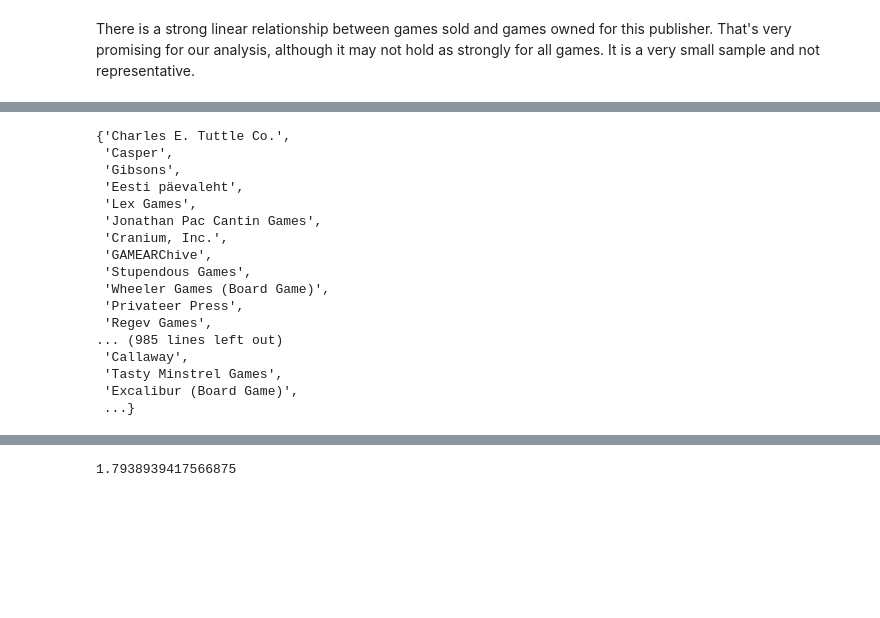
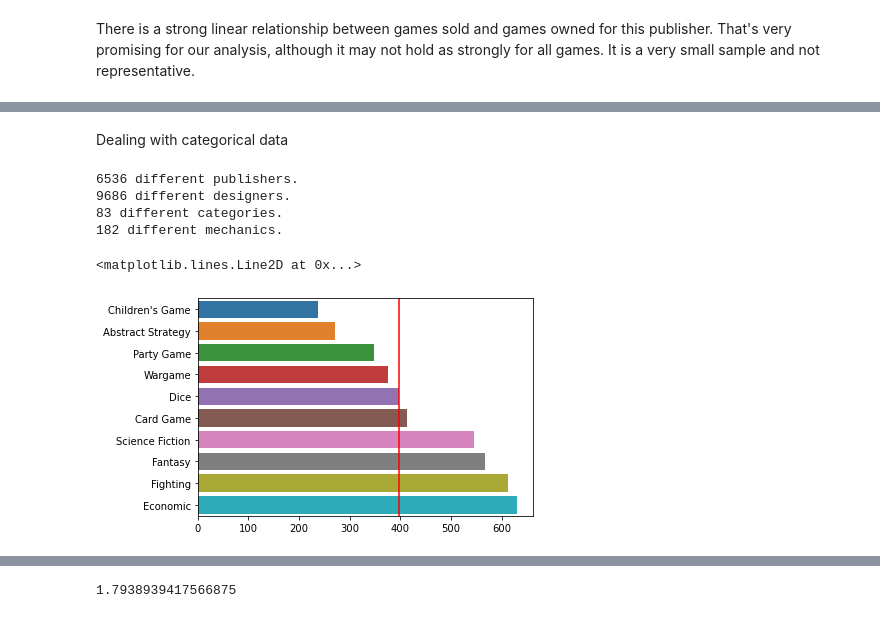
Before and after one commit to rsolava/bgg_reg, a Jupyter notebook: data_collection.ipynb, the cells around one changed output, grey strips where cells are left out. Cells and saved outputs as stored; diff of their text form; code cells hidden in the pictures; blank space fills up the shorter version.

```diff
--- a/data_collection.ipynb
+++ b/data_collection.ipynb
@@ -720,22 +750,34 @@ all_designers = set(game_df.designers.sum())
+# %% [markdown]
+Dealing with categorical data
 # %%
-print("{num} different publishers.".format(len(all_publishers)))
+all_publishers = set(game_df.publishers.dropna().sum())
+all_designers = set(game_df.designers.dropna().sum())
+all_categories = set(game_df.categories.dropna().sum())
+all_mechanics = set(game_df.mechanics.dropna().sum())
 # %%
-x
+print("{} different publishers.".format(len(all_publishers)))
+print("{} different designers.".format(len(all_designers)))
+print("{} different categories.".format(len(all_categories)))
+print("{} different mechanics.".format(len(all_mechanics)))
 # %% [output]
-{'Charles E. Tuttle Co.',
- 'Casper',
- 'Gibsons',
- 'Eesti päevaleht',
- 'Lex Games',
- 'Jonathan Pac Cantin Games',
- 'Cranium, Inc.',
- 'GAMEARChive',
- 'Stupendous Games',
- 'Wheeler Games (Board Game)',
- 'Privateer Press',
- 'Regev Games',
-... (985 lines left out)
- 'Callaway',
- 'Tasty Minstrel Games',
- 'Excalibur (Board Game)',
- ...}
+6536 different publishers.
+9686 different designers.
+83 different categories.
+182 different mechanics.
+# %%
+cat_stats = {} #Key categories ,values are (count, mean owned, median owned)
+for cat in all_categories:
+    mask = game_df["categories"].apply(lambda x: False if x is None else cat in x)
+    owned = game_df[mask].num_owned
+    cat_stats[cat] = (mask.sum(), stats.gmean(owned), owned.mean(), owned.median(), owned.std())
+
+cat_list = list(all_categories)
+cat_list.sort(key=lambda x:cat_stats[x][0], reverse=True)
+top10cats = cat_list[:10]
+# %%
+top10cats.sort(key=lambda x:cat_stats[x][1])
+graph = sns.barplot(y= top10cats, x = [cat_stats[s][1] for s in top10cats])
+graph.axvline(stats.gmean(game_df.num_owned), color = "red")
+# %% [output]
+<matplotlib.lines.Line2D at 0x...>
+[figure, added]
```
Also changed, not shown: parts of 30 cells of this notebook.
